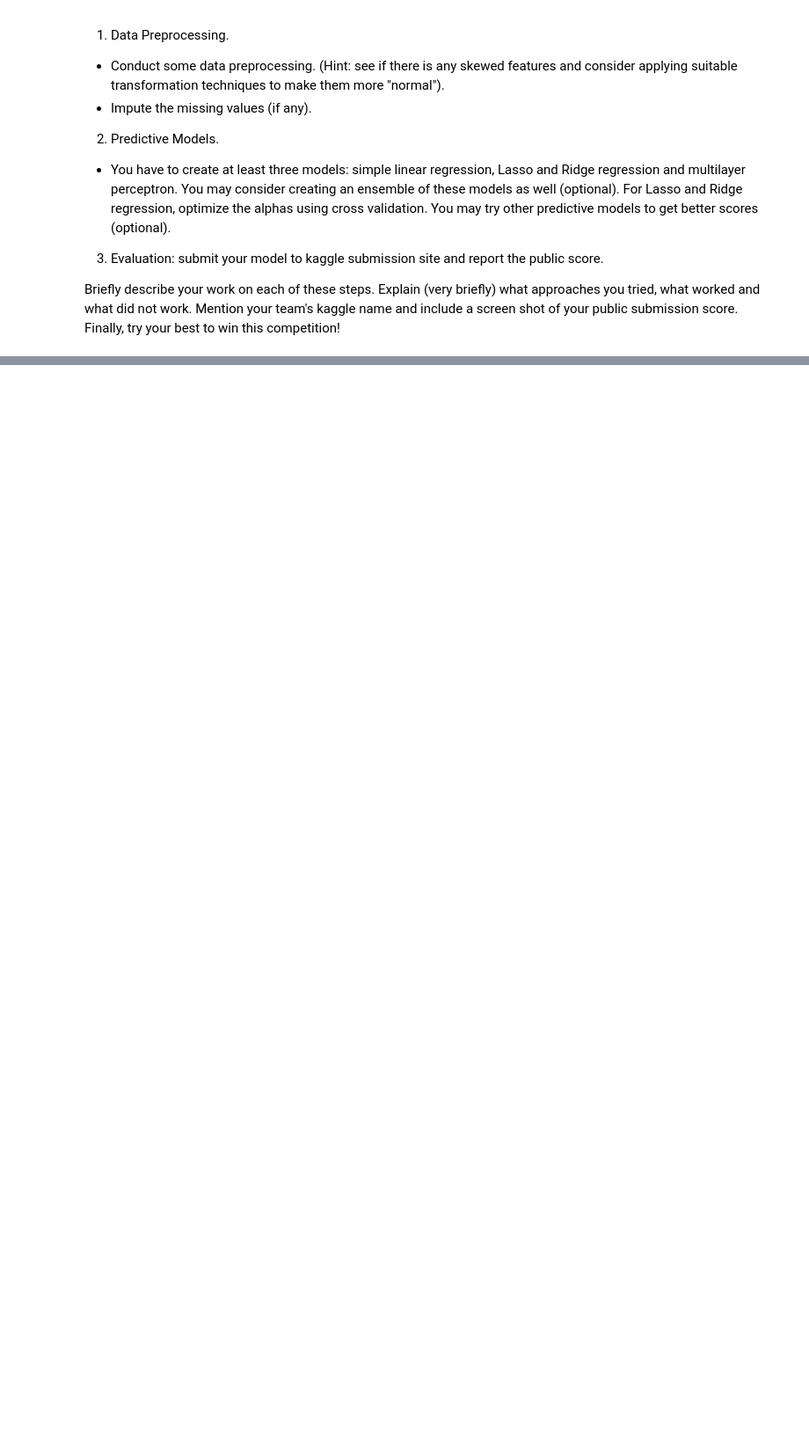
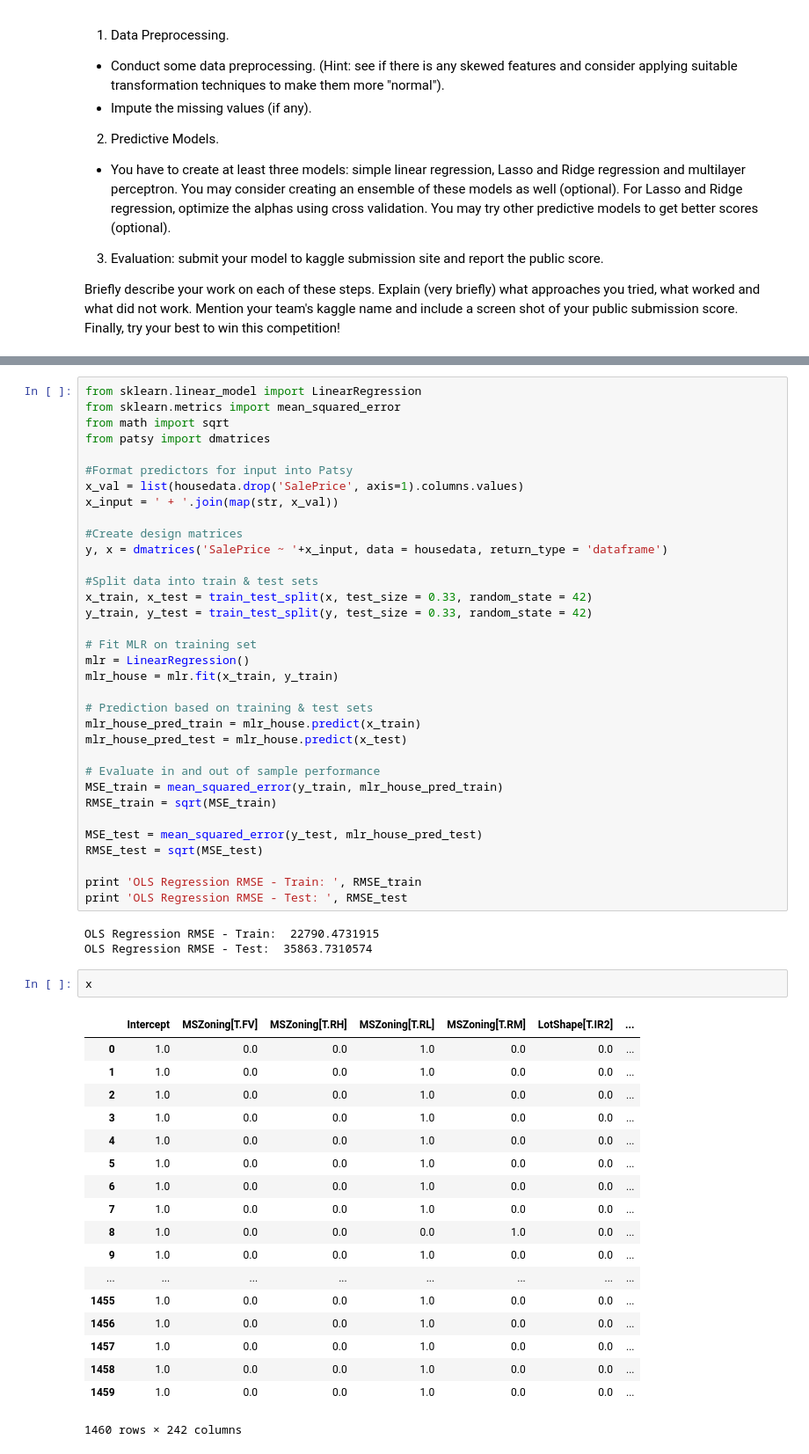
Before and after one commit to brbeckelman/Advanced-Predictive-Modeling-Class, a Jupyter notebook: HW3/HW3-apm382.ipynb, the cells around one changed output, grey strips where cells are left out. Shown: that part at 88% size. Cells and saved outputs as stored; diff of their text form; blank space fills up the shorter version.

```diff
--- a/HW3/HW3-apm382.ipynb
+++ b/HW3/HW3-apm382.ipynb
@@ -636,0 +697,58 @@ Briefly describe your work on each of these steps. Explain (very briefly) what a
+# %%
+from sklearn.linear_model import LinearRegression
+from sklearn.metrics import mean_squared_error
+from math import sqrt
+from patsy import dmatrices
+
+#Format predictors for input into Patsy
+x_val = list(housedata.drop('SalePrice', axis=1).columns.values)
+x_input = ' + '.join(map(str, x_val))
+
+#Create design matrices
+y, x = dmatrices('SalePrice ~ '+x_input, data = housedata, return_type = 'dataframe')
+
+#Split data into train & test sets
+x_train, x_test = train_test_split(x, test_size = 0.33, random_state = 42)
+y_train, y_test = train_test_split(y, test_size = 0.33, random_state = 42)
+
+# Fit MLR on training set
+mlr = LinearRegression()
+mlr_house = mlr.fit(x_train, y_train)
+
+# Prediction based on training & test sets
+mlr_house_pred_train = mlr_house.predict(x_train)
+mlr_house_pred_test = mlr_house.predict(x_test)
+
+# Evaluate in and out of sample performance
+MSE_train = mean_squared_error(y_train, mlr_house_pred_train)
+RMSE_train = sqrt(MSE_train)
+
+MSE_test = mean_squared_error(y_test, mlr_house_pred_test)
+RMSE_test = sqrt(MSE_test)
+
+print 'OLS Regression RMSE - Train: ', RMSE_train
+print 'OLS Regression RMSE - Test: ', RMSE_test
+# %% [output]
+OLS Regression RMSE - Train:  22790.4731915
+OLS Regression RMSE - Test:  35863.7310574
+# %%
+x
+# %% [output]
+|  | Intercept | MSZoning[T.FV] | MSZoning[T.RH] | MSZoning[T.RL] | MSZoning[T.RM] | LotShape[T.IR2] | ... |
+| 0 | 1.0 | 0.0 | 0.0 | 1.0 | 0.0 | 0.0 | ... |
+| 1 | 1.0 | 0.0 | 0.0 | 1.0 | 0.0 | 0.0 | ... |
+| 2 | 1.0 | 0.0 | 0.0 | 1.0 | 0.0 | 0.0 | ... |
+| 3 | 1.0 | 0.0 | 0.0 | 1.0 | 0.0 | 0.0 | ... |
+| 4 | 1.0 | 0.0 | 0.0 | 1.0 | 0.0 | 0.0 | ... |
+| 5 | 1.0 | 0.0 | 0.0 | 1.0 | 0.0 | 0.0 | ... |
+| 6 | 1.0 | 0.0 | 0.0 | 1.0 | 0.0 | 0.0 | ... |
+| 7 | 1.0 | 0.0 | 0.0 | 1.0 | 0.0 | 0.0 | ... |
+| 8 | 1.0 | 0.0 | 0.0 | 0.0 | 1.0 | 0.0 | ... |
+| 9 | 1.0 | 0.0 | 0.0 | 1.0 | 0.0 | 0.0 | ... |
+| ... | ... | ... | ... | ... | ... | ... | ... |
+| 1455 | 1.0 | 0.0 | 0.0 | 1.0 | 0.0 | 0.0 | ... |
+| 1456 | 1.0 | 0.0 | 0.0 | 1.0 | 0.0 | 0.0 | ... |
+| 1457 | 1.0 | 0.0 | 0.0 | 1.0 | 0.0 | 0.0 | ... |
+| 1458 | 1.0 | 0.0 | 0.0 | 1.0 | 0.0 | 0.0 | ... |
+| 1459 | 1.0 | 0.0 | 0.0 | 1.0 | 0.0 | 0.0 | ... |
+1460 rows × 242 columns
```
Also changed, not shown: parts of 6 cells of this notebook, 1 other file.
